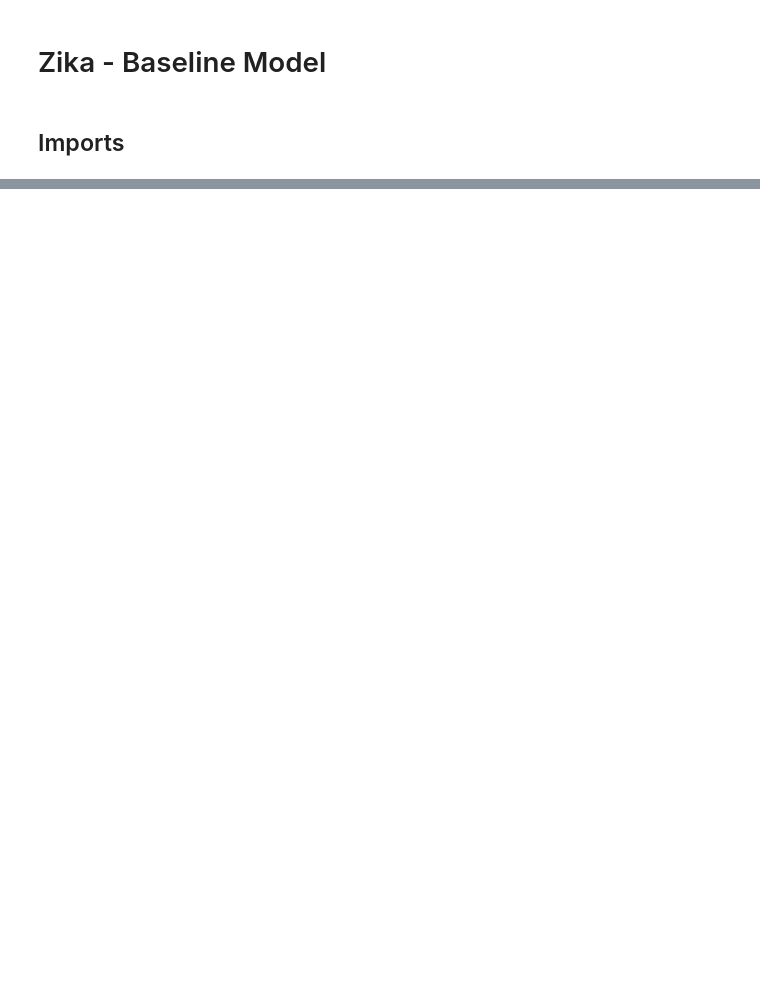
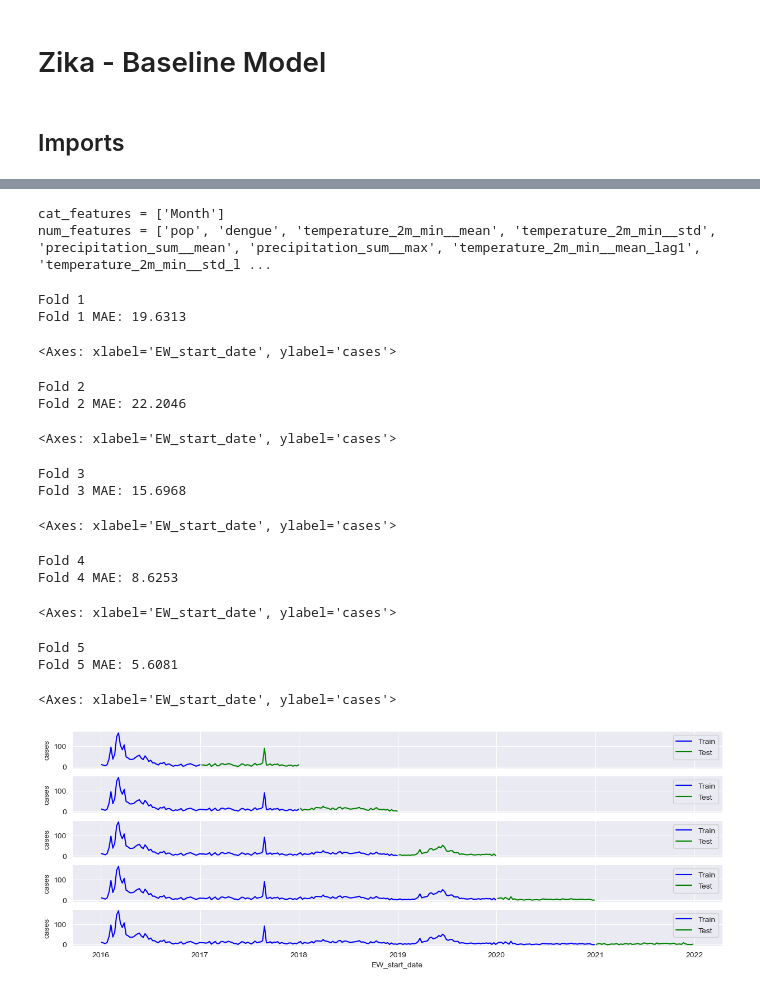
Before and after one commit to Paul123111/kaggleTest, a Jupyter notebook: 03-Baseline_Model.ipynb, the cells around one changed output, grey strips where cells are left out. Saved outputs shown, nothing was run; the diff lists cells and outputs as text; code cells hidden in the pictures; blank space fills up the shorter version.

```diff
--- a/03-Baseline_Model.ipynb
+++ b/03-Baseline_Model.ipynb
@@ -58,0 +87,8 @@ for (train_idx, test_idx), ax in zip(cv.split(df_z), axs):
+# %%
+df_w_tmp = df_w.copy()
+
+for k in range(1,3):
+    df_tmp = df_w_tmp.shift(k)
+    df_tmp.EW_start_date = df_w_tmp.EW_start_date
+    df_w_tmp = pd.merge(df_w_tmp, df_tmp, suffixes=('', f"_lag{k}"), on='EW_start_date', how='left')
+df_w_tmp.head(5)
@@ -58,0 +102,64 @@ for (train_idx, test_idx), ax in zip(cv.split(df_z), axs):
+# %%
+df_model = df_z_tmp.copy()
+df_model = pd.merge(df_model, df_d_tmp, on='EW_start_date', how='left')
+df_model = pd.merge(df_model, df_w_tmp, on='EW_start_date', how='left')
+
+cat_features = ['Month']
+num_features = [f for f in df_model.columns[2:] if f not in cat_features and f != target]
+features = num_features + cat_features
+
+print(f"{cat_features = }")
+print(f"{num_features = }")
+# %% [output]
+cat_features = ['Month']
+num_features = ['pop', 'dengue', 'temperature_2m_min__mean', 'temperature_2m_min__std', 'precipitation_sum__mean', 'precipitation_sum__max', 'temperature_2m_min__mean_lag1', 'temperature_2m_min__std_l ...
+# %%
+cv = TimeSeriesSplit(gap=0, n_splits=5, test_size=None)
+
+fig, axs = plt.subplots(cv.n_splits, 1, figsize=(15, 5), sharex=True)
+
+for k, (train_idx, test_idx) in enumerate(cv.split(df_model)):
+    print(f"Fold {k+1}")
+    df_train = df_model.iloc[train_idx]
+    df_test = df_model.iloc[test_idx]
+
+    ss = StandardScaler()
+    X_train_num = ss.fit_transform(df_train[num_features])
+    X_test_num = ss.transform(df_test[num_features])
+
+    one = OneHotEncoder(sparse_output=False, handle_unknown='ignore')
+    X_train_cat = one.fit_transform(df_train[cat_features])
+    X_test_cat = one.transform(df_test[cat_features])
+
+    X_train = np.hstack([X_train_num, X_train_cat])
+    X_test = np.hstack([X_test_num, X_test_cat])
+
+    y_train = df_train[target].values
+    y_test = df_test[target].values
+
+    model = LinearRegression()
+    model.fit(X_train, y_train)
+
+    y_pred = model.predict(X_test)
+    mae = mean_absolute_error(y_test, y_pred)
+    print(f"Fold {k+1} MAE: {mae:.4f}")
+
+    sns.lineplot(data=df_train, x='EW_start_date', y=target, ax=axs[k], color='blue', label='Train')
+    sns.lineplot(data=df_test, x='EW_start_date', y=target, ax=axs[k], color='green', label='Test')
+# %% [output]
+Fold 1
+Fold 1 MAE: 19.6313
+<Axes: xlabel='EW_start_date', ylabel='cases'>
+Fold 2
+Fold 2 MAE: 22.2046
+<Axes: xlabel='EW_start_date', ylabel='cases'>
+Fold 3
+Fold 3 MAE: 15.6968
+<Axes: xlabel='EW_start_date', ylabel='cases'>
+Fold 4
+Fold 4 MAE: 8.6253
+<Axes: xlabel='EW_start_date', ylabel='cases'>
+Fold 5
+Fold 5 MAE: 5.6081
+<Axes: xlabel='EW_start_date', ylabel='cases'>
+[figure, added]
```
Also changed, not shown: parts of 7 cells of this notebook, 14 other files.
